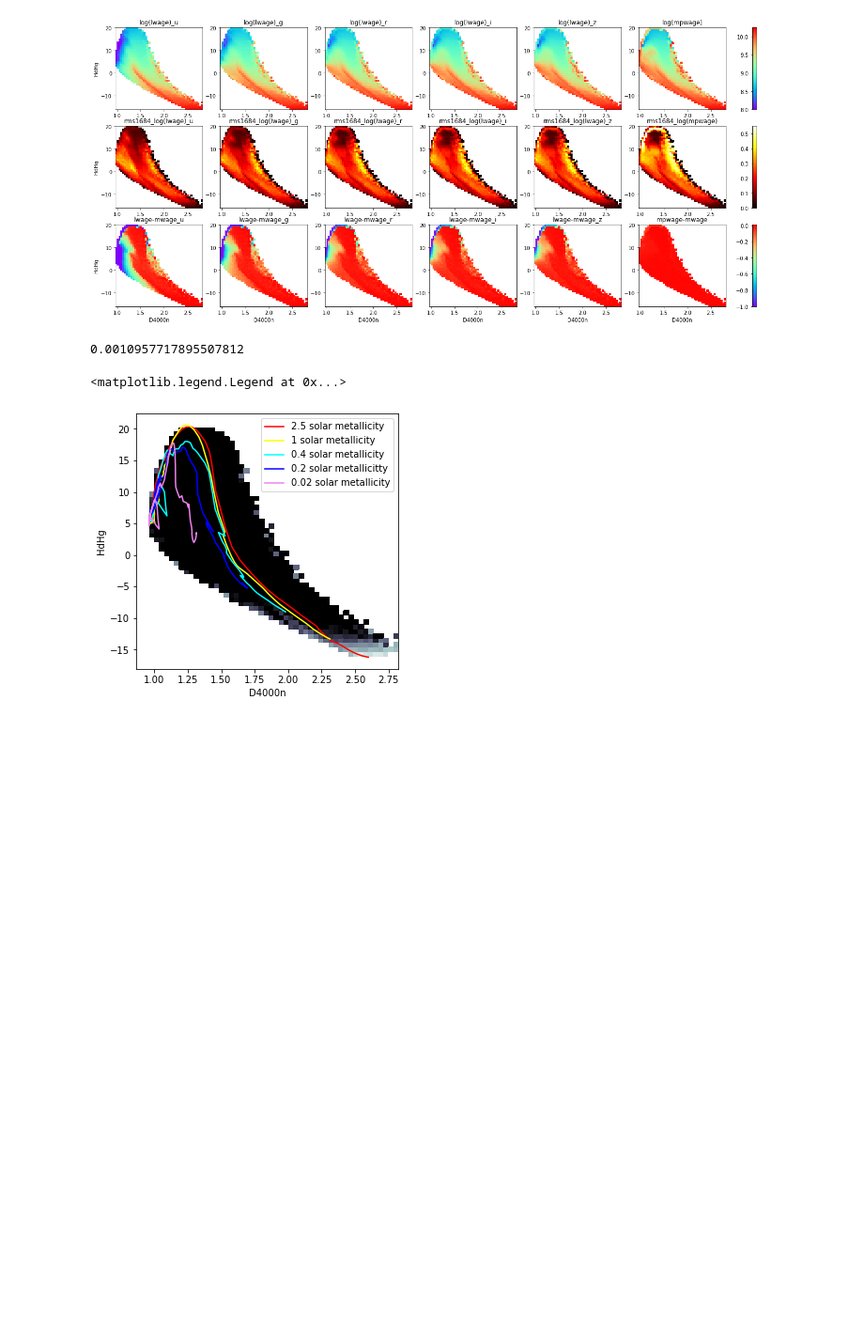
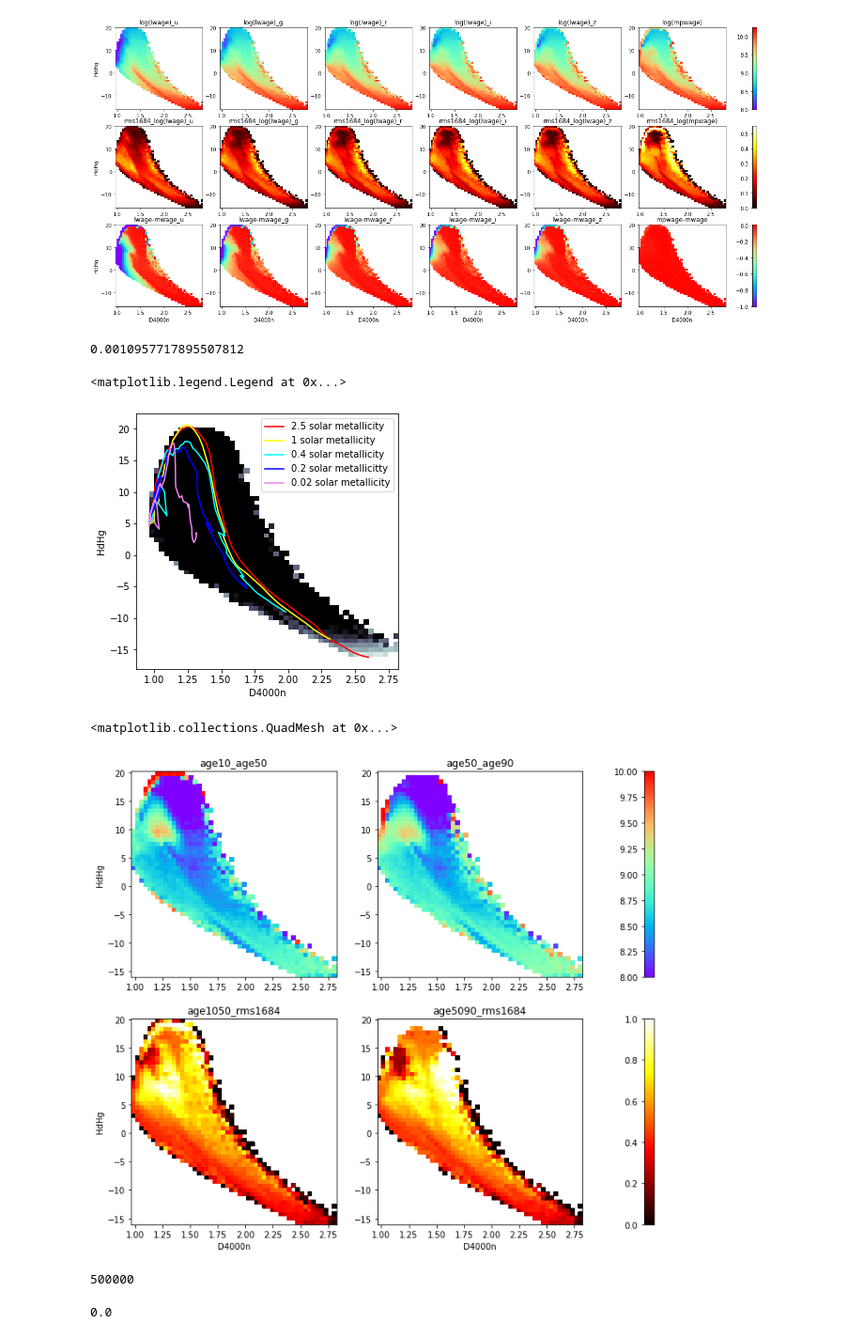
Before and after one commit to edoardorossi3/TESIedo_git, a Jupyter notebook: tesi_py/density_map_total.ipynb, the cells around one changed output. Shown at 94% size. Cells and saved outputs as stored; diff of their text form; code cells hidden in the pictures; blank space fills up the shorter version.

```diff
--- a/tesi_py/density_map_total.ipynb
+++ b/tesi_py/density_map_total.ipynb
@@ -31,8 +31,8 @@ np.size(d4000nssp_matrix[...,1])
 # %% [output]
 221
 # %%
-hdul_ini=fits.open('sandage_dcomb/sandage_varZ_v4.1eq_spec_dcomb_idx_001.fits')
-hdul_ini1=fits.open('sandage_dcomb/sandage_varZ_v4.1eq_spec_dcomb_001_physpar.fits')
+hdul_ini=fits.open(homedir+'/Desktop/TESI/models/Sandage_varZ_v4.1eq_bc03MILES_ChFall/sandage_varZ_v4.1eq_spec_dcomb_idx_001.fits')
+hdul_ini1=fits.open(homedir+'/Desktop/TESI/models/Sandage_varZ_v4.1eq_bc03MILES_ChFall/sandage_varZ_v4.1eq_spec_dcomb_001_physpar_wagef.fits')
 
 D4000n_matrix01=hdul_ini[1].data['D4000n']
 D4000n=D4000n_matrix01[...,4]
@@ -64,4 +64,10 @@ logZg=logZ_matrix01[...,1]
 logZr=logZ_matrix01[...,2]
 logZi=logZ_matrix01[...,3]
 logZz=logZ_matrix01[...,4]
+
+age10=hdul_ini1[1].data['age10']
+age25=hdul_ini1[1].data['age25']
+age50=hdul_ini1[1].data['age50']
+age75=hdul_ini1[1].data['age75']
+age90=hdul_ini1[1].data['age90']
 # %%
@@ -116,18 +134,9 @@ N_burst=hdul2[1].data['NBURST']
 
 
 
-t10=hdul[1].data['t10']
-age10=np.power(10,log_tobs)-t10
 log_age10=np.log10(age10)
-t90=hdul[1].data['t90']
-age90=np.power(10,log_tobs)-t90
 log_age90=np.log10(age90)
-age50=hdul[1].data['age50']
-t25=hdul[1].data['t25']
-age25=np.power(10,log_tobs)-t25
 log_age25=np.log10(age25)
-t75=hdul[1].data['t75']
-age75=np.power(10,log_tobs)-t75
 log_age75=np.log10(age75)
 # %% [markdown]
 Statistic
@@ -609,3 +618,8 @@ axs.legend(loc='upper right')
 [figure]
 # %%
 #fig.savefig(workdir+'ssp_different_metallicity.png')
+# %%
+age5090_rms1684=stats.binned_statistic_2d(D4000n,HdHg,np.log10(age50-age90),bins=n_bins,statistic=rms_1684,expand_binnumbers=True )
+age1050_rms1684=stats.binned_statistic_2d(D4000n,HdHg,np.log10(age10-age50),bins=n_bins,statistic=rms_1684,expand_binnumbers=True )
+age50_age90=stats.binned_statistic_2d(D4000n,HdHg,(age50-age90),bins=n_bins,statistic='median',expand_binnumbers=True )
+age10_age50=stats.binned_statistic_2d(D4000n,HdHg,(age10-age50),bins=n_bins,statistic='median',expand_binnumbers=True )
@@ -611,0 +631,31 @@ axs.legend(loc='upper right')
+# %%
+fig1,axs1=plt.subplots(2,3,figsize=(15,10))
+plt1=axs1[0,1].pcolormesh(x,y,np.log10(age50_age90.statistic),cmap=cm.rainbow,vmin=8.0,vmax=10.00)
+plt2=axs1[1,1].pcolormesh(x,y,(age5090_rms1684.statistic), cmap=cm.hot,vmin=0.0,vmax=1.0)
+fig.colorbar(plt2, ax=[axs1[1,2]], location='left')
+fig.colorbar(plt1, ax=[axs1[0,2]], location='left')
+
+axs1[1,1].set_xlabel('D4000n')
+axs1[0,0].set_ylabel('HdHg')
+axs1[1,0].set_xlabel('D4000n')
+axs1[1,0].set_ylabel('HdHg')
+axs1[0,2].axis('off')
+axs1[1,2].axis('off')
+axs1[1,1].set_title('age5090_rms1684')
+axs1[0,1].set_title('age50_age90')
+axs1[1,0].set_title('age1050_rms1684')
+axs1[0,0].set_title('age10_age50')
+
+axs1[0,0].pcolormesh(x,y,np.log10(age10_age50.statistic),cmap=cm.rainbow,vmin=8.0,vmax=10.00)
+axs1[1,0].pcolormesh(x,y,(age1050_rms1684.statistic), cmap=cm.hot,vmin=0.0,vmax=1.0)
+# %% [output]
+<matplotlib.collections.QuadMesh at 0x...>
+[figure, added]
+# %%
+np.size(age90)
+# %% [output]
+500000
+# %%
+age50[28]-age90[28]
+# %% [output]
+0.0
```
Also changed, not shown: parts of 4 cells of this notebook, 3 other files.
